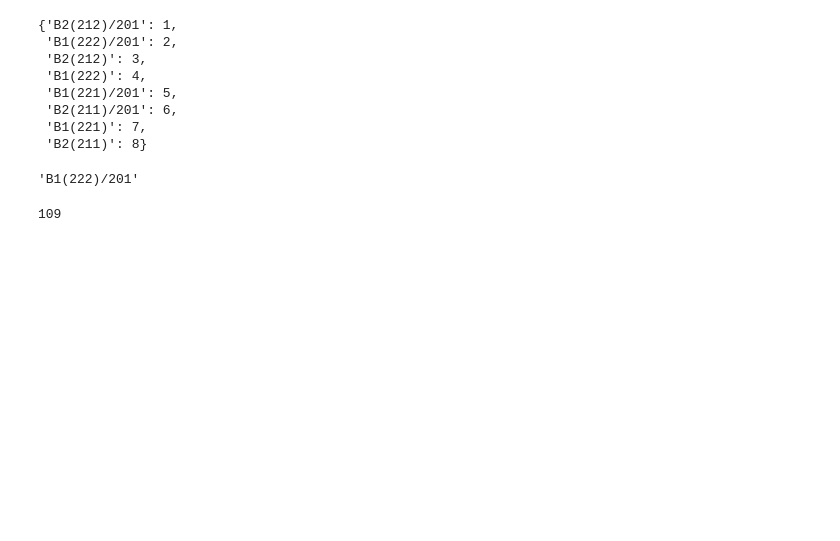
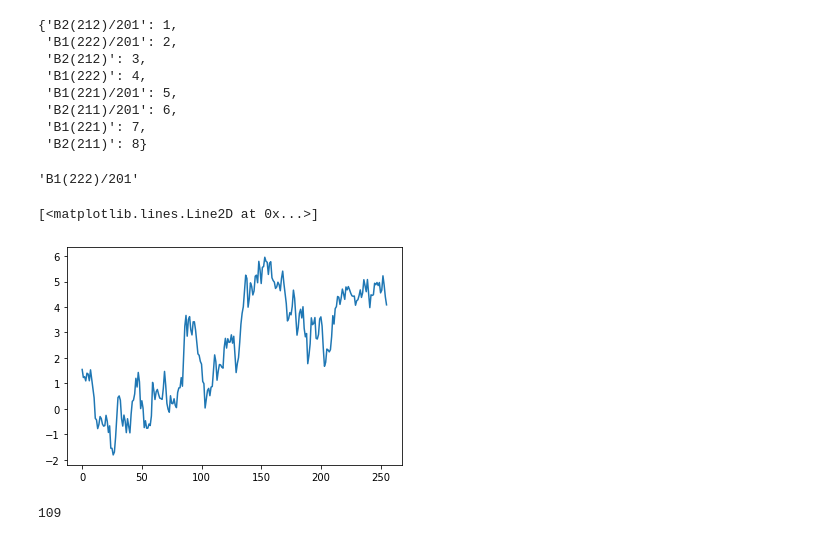
Before and after one commit to NTX-McGill/Neurotech-2023, a Jupyter notebook: siggy_ml/Exploratory Notebook.ipynb, the cells around one changed output. Saved outputs shown, nothing was run; the diff lists cells and outputs as text; code cells hidden in the pictures; blank space fills up the shorter version.

```diff
--- a/siggy_ml/Exploratory Notebook.ipynb
+++ b/siggy_ml/Exploratory Notebook.ipynb
@@ -109,3 +109,14 @@ df = cut_data.to_data_frame()
+# %%
+check = np.zeros(256)
+
+for i in range(1):
+    check += df[df['epoch'] == i]['Cz'].to_numpy()
+#     plt.plot(df[df['epoch'] == i]['Cz'].to_numpy())
+
+plt.plot(check / 10)
+# %% [output]
+[<matplotlib.lines.Line2D at 0x...>]
+[figure, added]
 # %%
 df['epoch'].max()
 # %% [output]
```
Also changed, not shown: parts of 4 cells of this notebook, 2 other files.
